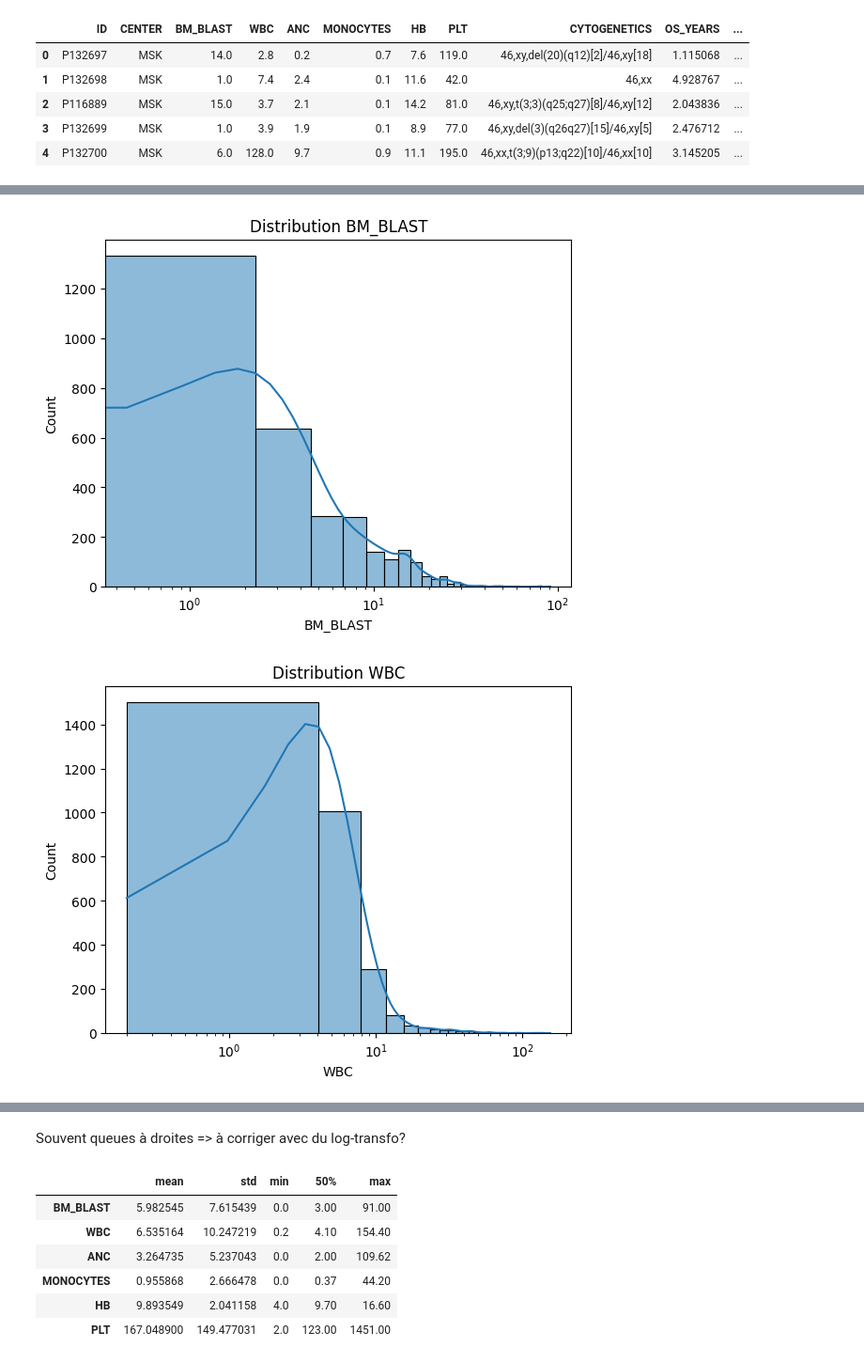
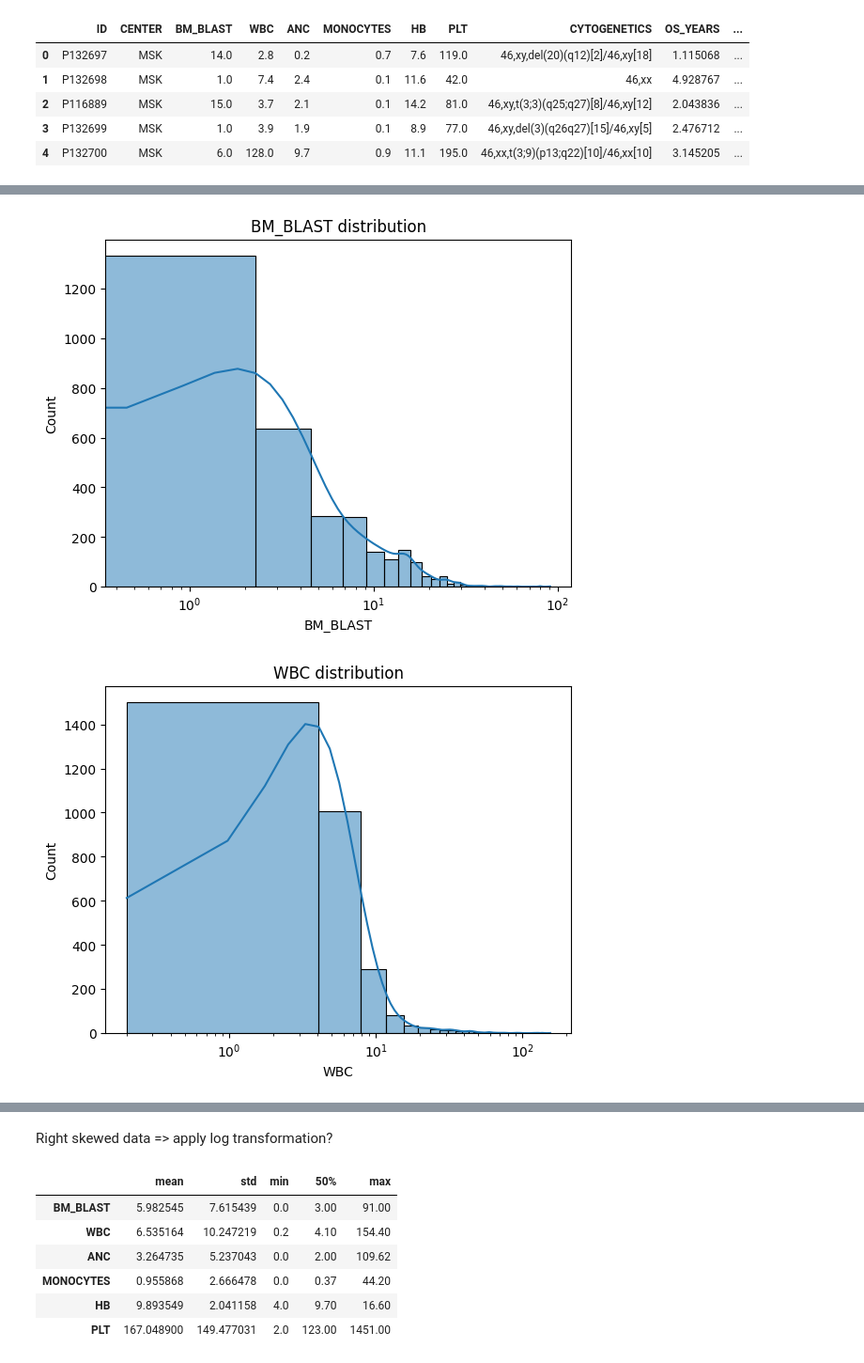
Before and after one commit to MaxCoppa/Myeloid-Leukemia-Survival-Prediction, a Jupyter notebook: explo_surv_data.ipynb, the cells around one changed output, grey strips where cells are left out. Shown at 94% size. Drawn from its saved outputs; the diff is of its cells as text; code cells hidden in the pictures.

```diff
--- a/explo_surv_data.ipynb
+++ b/explo_surv_data.ipynb
@@ -89,7 +89,7 @@ def log_hist(df, col, bins=40, title=None):
 # %%
 num_cols = ["BM_BLAST", "WBC", "ANC", "MONOCYTES", "HB", "PLT"]
 for c in num_cols:
-    log_hist(clin, c, title=f"Distribution {c}")
+    log_hist(clin, c, title=f"{c} distribution")
 # %% [output]
-[figure, old version]
+[figure, new version]
-[figure, old version]
+[figure, new version]
@@ -100,5 +100,5 @@ for c in num_cols:
 # %% [markdown]
-Souvent queues à droites => à corriger avec du log-transfo?
+Right skewed data => apply log transformation?
 # %%
 clin[num_cols].describe().T[["mean", "std", "min", "50%", "max"]]
 # %% [output]
```
Also changed, not shown: parts of 18 cells of this notebook.
